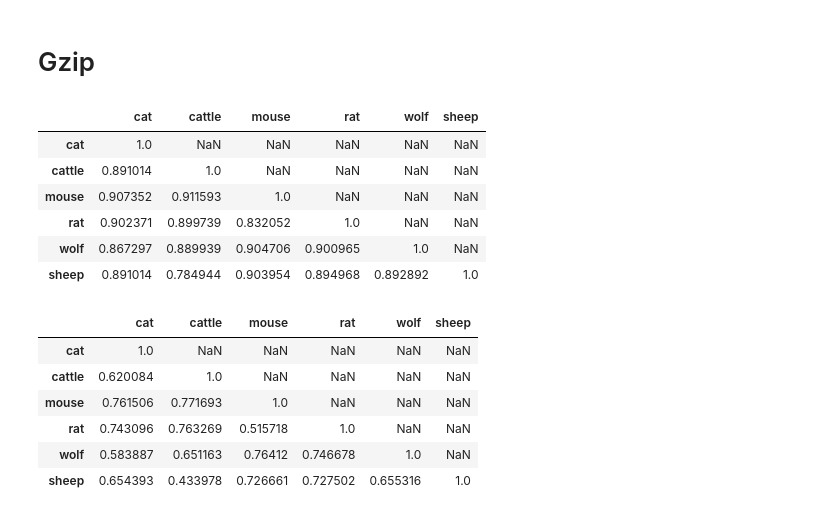
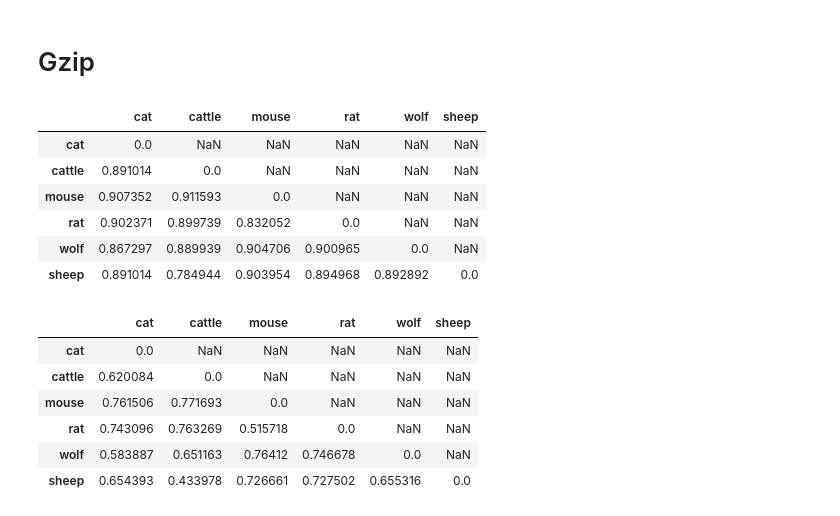
Before and after one commit to markus583/sequence-sim-compression, a Jupyter notebook: compare_alignments.ipynb, the cells around one changed output. Saved outputs shown, nothing was run; the diff lists cells and outputs as text; code cells hidden in the pictures.

```diff
--- a/compare_alignments.ipynb
+++ b/compare_alignments.ipynb
@@ -20,7 +20,7 @@ ORGANISM_FILES = [f"data/{name}.txt" for name in ORGANISM_NAMES]
 # only on lowercase triangular matrix
 
 
-def fill_similarity_matrix(method: str = "gzip") -> pd.DataFrame:
+def fill_distance_matrix(method: str = "gzip") -> pd.DataFrame:
     """Fill the similarity matrix with the alignment scores.
 
     Args:
@@ -39,36 +39,36 @@ def fill_similarity_matrix(method: str = "gzip") -> pd.DataFrame:
             name2 = ORGANISM_NAMES[j]
             # skip diagonal and upper triangular matrix
             if i == j:
-                df.loc[name1, name2] = 1.
+                df.loc[name1, name2] = 0.
             if i >= j:
                 continue
-            result = calculate_alignment_score(
+            result = calculate_distance_score(
                 file_a=ORGANISM_FILES[i], file_b=ORGANISM_FILES[j], method=method
             )
             df.loc[name2, name1] = result
     return df
 # %%
-df_gzip = fill_similarity_matrix(method="gzip")
+df_gzip = fill_distance_matrix(method="gzip")
 df_gzip
 # %% [output]
 |  | cat | cattle | mouse | rat | wolf | sheep |
-| cat | 1.0 | NaN | NaN | NaN | NaN | NaN |
-| cattle | 0.891014 | 1.0 | NaN | NaN | NaN | NaN |
-| mouse | 0.907352 | 0.911593 | 1.0 | NaN | NaN | NaN |
-| rat | 0.902371 | 0.899739 | 0.832052 | 1.0 | NaN | NaN |
-| wolf | 0.867297 | 0.889939 | 0.904706 | 0.900965 | 1.0 | NaN |
-| sheep | 0.891014 | 0.784944 | 0.903954 | 0.894968 | 0.892892 | 1.0 |
+| cat | 0.0 | NaN | NaN | NaN | NaN | NaN |
+| cattle | 0.891014 | 0.0 | NaN | NaN | NaN | NaN |
+| mouse | 0.907352 | 0.911593 | 0.0 | NaN | NaN | NaN |
+| rat | 0.902371 | 0.899739 | 0.832052 | 0.0 | NaN | NaN |
+| wolf | 0.867297 | 0.889939 | 0.904706 | 0.900965 | 0.0 | NaN |
+| sheep | 0.891014 | 0.784944 | 0.903954 | 0.894968 | 0.892892 | 0.0 |
 # %%
-df_7zip = fill_similarity_matrix(method="7zip")
+df_7zip = fill_distance_matrix(method="7zip")
 df_7zip
 # %% [output]
 |  | cat | cattle | mouse | rat | wolf | sheep |
-| cat | 1.0 | NaN | NaN | NaN | NaN | NaN |
-| cattle | 0.620084 | 1.0 | NaN | NaN | NaN | NaN |
-| mouse | 0.761506 | 0.771693 | 1.0 | NaN | NaN | NaN |
-| rat | 0.743096 | 0.763269 | 0.515718 | 1.0 | NaN | NaN |
-| wolf | 0.583887 | 0.651163 | 0.76412 | 0.746678 | 1.0 | NaN |
-| sheep | 0.654393 | 0.433978 | 0.726661 | 0.727502 | 0.655316 | 1.0 |
+| cat | 0.0 | NaN | NaN | NaN | NaN | NaN |
+| cattle | 0.620084 | 0.0 | NaN | NaN | NaN | NaN |
+| mouse | 0.761506 | 0.771693 | 0.0 | NaN | NaN | NaN |
+| rat | 0.743096 | 0.763269 | 0.515718 | 0.0 | NaN | NaN |
+| wolf | 0.583887 | 0.651163 | 0.76412 | 0.746678 | 0.0 | NaN |
+| sheep | 0.654393 | 0.433978 | 0.726661 | 0.727502 | 0.655316 | 0.0 |
 # %%
 import seaborn as sns
 import matplotlib.pyplot as plt
```
Also changed, not shown: parts of 4 cells of this notebook, 1 other file.
